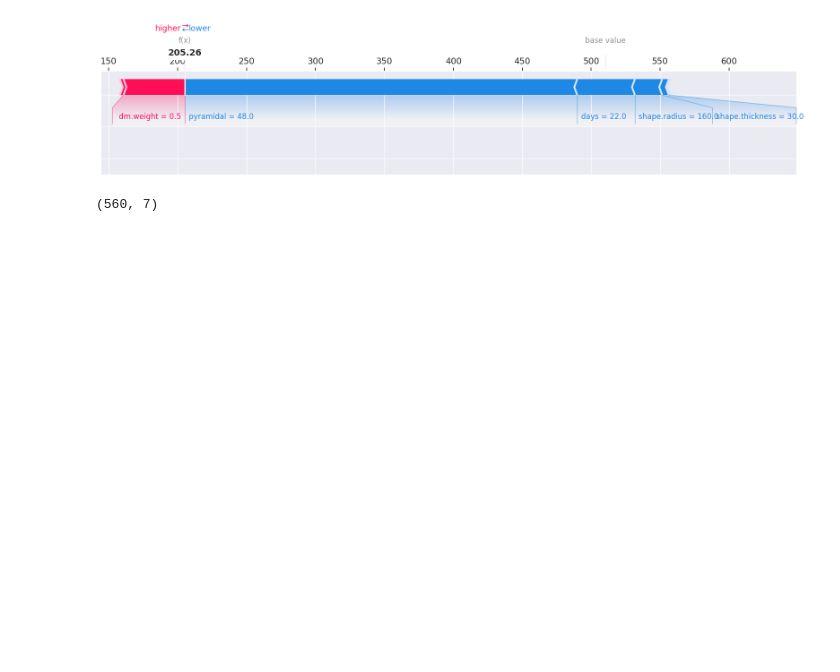
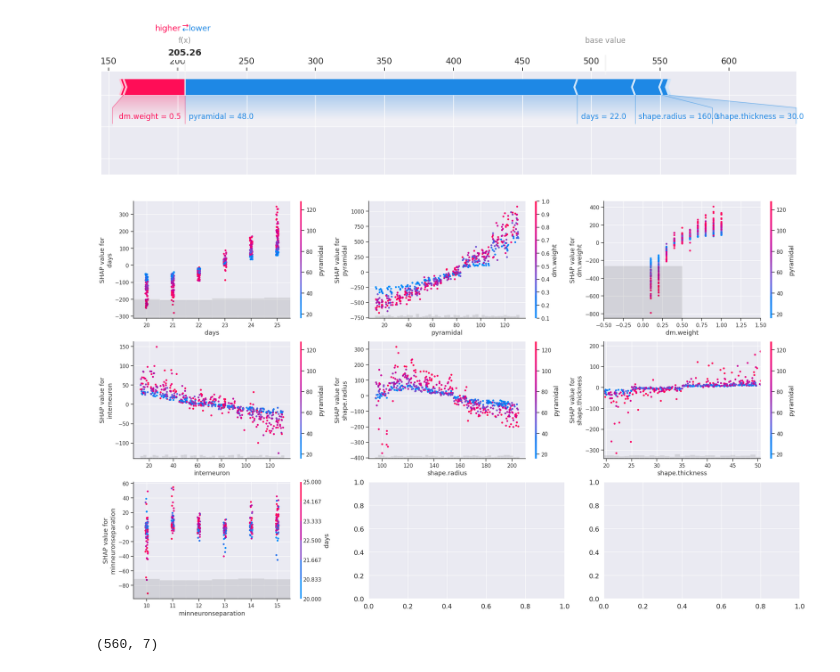
Before and after one commit to carboncopies/BrainEmulationChallenge, a Jupyter notebook: src/models/autoassociative/NetmorphParOptim/Phase1_Optim.ipynb, the cells around one changed output. Cells and saved outputs as stored; diff of their text form; code cells hidden in the pictures; blank space fills up the shorter version.

```diff
--- a/src/models/autoassociative/NetmorphParOptim/Phase1_Optim.ipynb
+++ b/src/models/autoassociative/NetmorphParOptim/Phase1_Optim.ipynb
@@ -115,6 +124,20 @@ shap.summary_plot(shap_values, X_train)
 shap.plots.force(shap_values[0], matplotlib=True)
 # %% [output]
 [figure]
+# %%
+fig, axes = plt.subplots(nrows=3, ncols=3, figsize=(25, 15))
+
+shap.plots.scatter(shap_values[:, "days"], ax=axes[0, 0], color=shap_values, show=False)
+shap.plots.scatter(shap_values[:, "pyramidal"], ax=axes[0, 1], color=shap_values, show=False)
+shap.plots.scatter(shap_values[:, "dm.weight"], ax=axes[0, 2], color=shap_values, show=False)
+shap.plots.scatter(shap_values[:, "interneuron"], ax=axes[1, 0], color=shap_values, show=False)
+shap.plots.scatter(shap_values[:, "shape.radius"], ax=axes[1, 1], color=shap_values, show=False)
+shap.plots.scatter(shap_values[:, "shape.thickness"], ax=axes[1, 2], color=shap_values, show=False)
+shap.plots.scatter(shap_values[:, "minneuronseparation"], ax=axes[2, 0], color=shap_values, show=False)
+
+plt.show()
+# %% [output]
+[figure, added]
 # %%
 shap_values.shape
 # %% [output]
```
Also changed, not shown: parts of 37 cells of this notebook.
